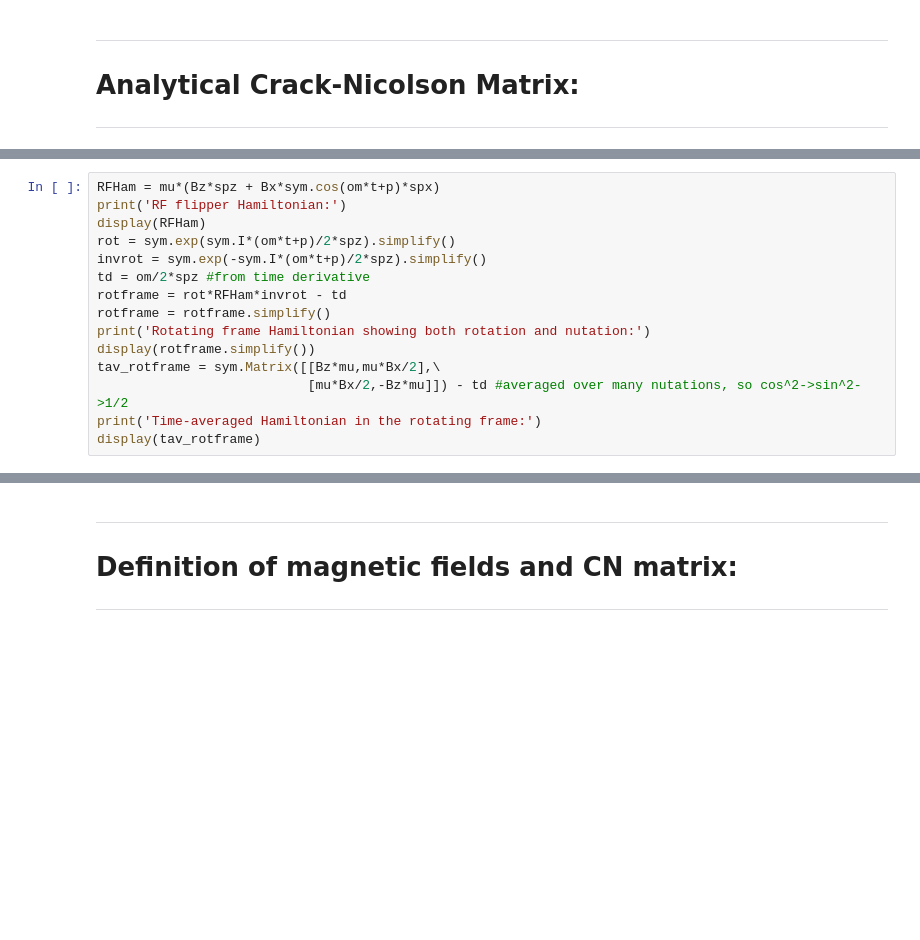
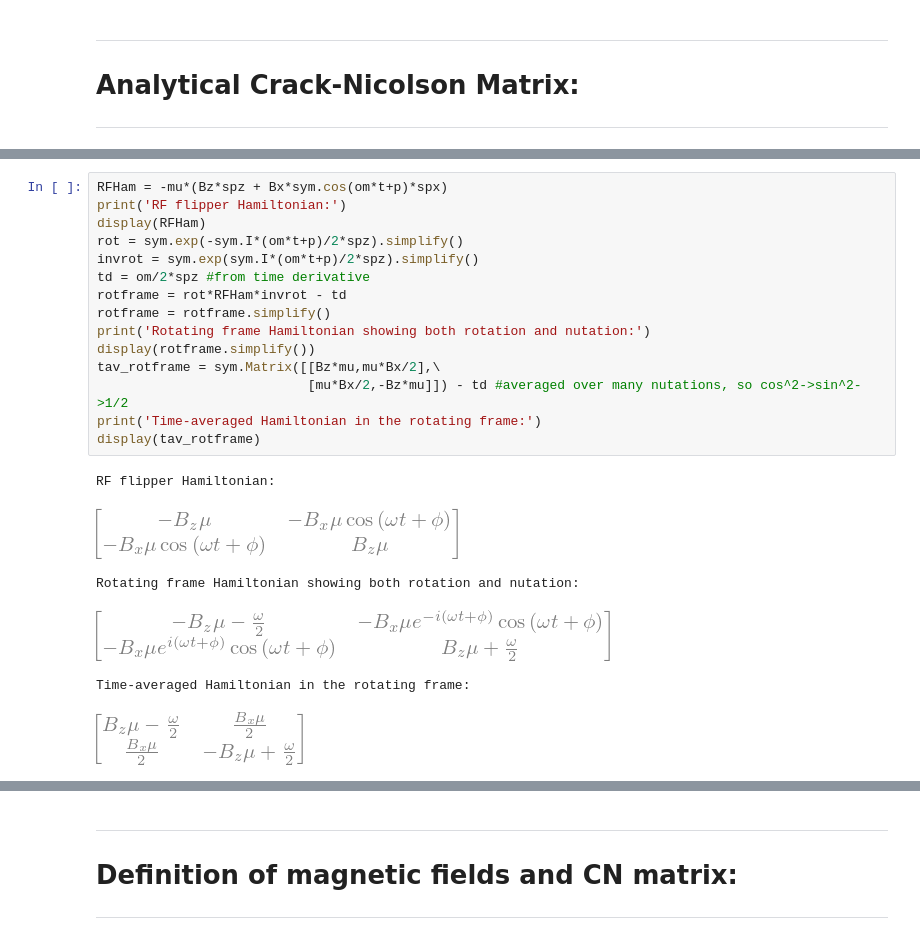
Before and after one commit to srmck/QBS, a Jupyter notebook: QBS_RF.ipynb, the cells around one changed output, grey strips where cells are left out. Cells and saved outputs as stored; diff of their text form; blank space fills up the shorter version.

```diff
--- a/QBS_RF.ipynb
+++ b/QBS_RF.ipynb
@@ -117,18 +129,25 @@ display('Denominator:',d)
 # %%
-RFHam = mu*(Bz*spz + Bx*sym.cos(om*t+p)*spx)
+RFHam = -mu*(Bz*spz + Bx*sym.cos(om*t+p)*spx)
 print('RF flipper Hamiltonian:')
 display(RFHam)
-rot = sym.exp(sym.I*(om*t+p)/2*spz).simplify()
-invrot = sym.exp(-sym.I*(om*t+p)/2*spz).simplify()
+rot = sym.exp(-sym.I*(om*t+p)/2*spz).simplify()
+invrot = sym.exp(sym.I*(om*t+p)/2*spz).simplify()
 td = om/2*spz #from time derivative
 rotframe = rot*RFHam*invrot - td
 rotframe = rotframe.simplify()
 print('Rotating frame Hamiltonian showing both rotation and nutation:')
 display(rotframe.simplify())
 tav_rotframe = sym.Matrix([[Bz*mu,mu*Bx/2],\
                            [mu*Bx/2,-Bz*mu]]) - td #averaged over many nutations, so cos^2->sin^2->1/2
 print('Time-averaged Hamiltonian in the rotating frame:')
 display(tav_rotframe)
+# %% [output]
+RF flipper Hamiltonian:
+[figure, added]
+Rotating frame Hamiltonian showing both rotation and nutation:
+[figure, added]
+Time-averaged Hamiltonian in the rotating frame:
+[figure, added]
 # %%
 RFHam2 = mu*(Bz*spz+Bx*(sym.cos(om*t)*spx + sym.sin(om*t)*spy))
 print('Symmetric RF flipper Hamiltonian:')
```
Also changed, not shown: parts of 3 cells of this notebook.
